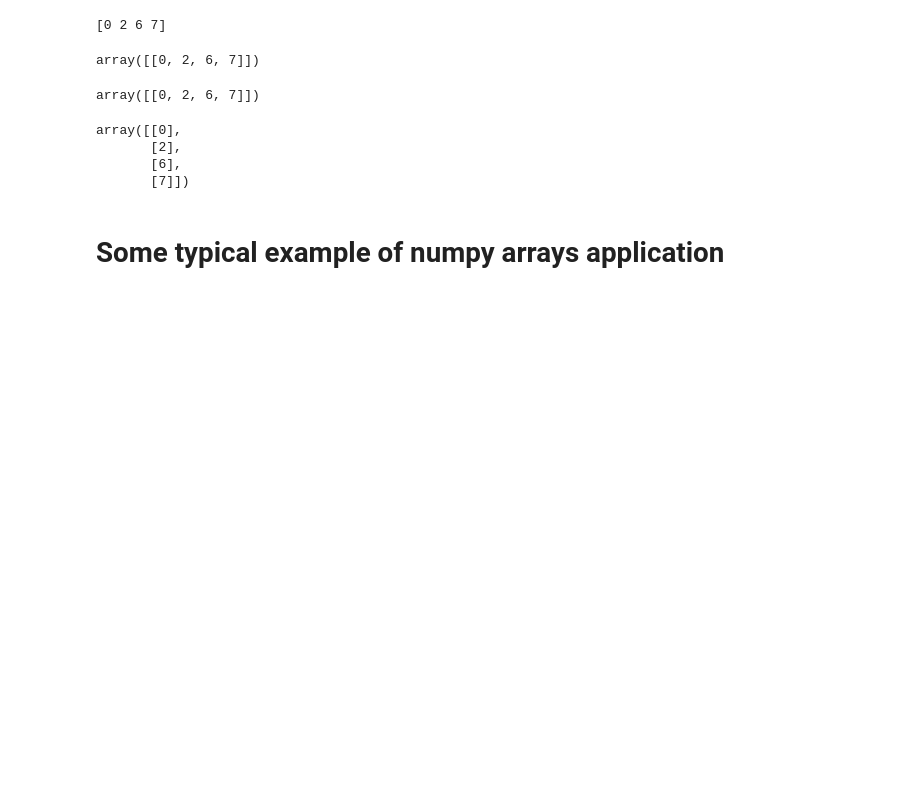
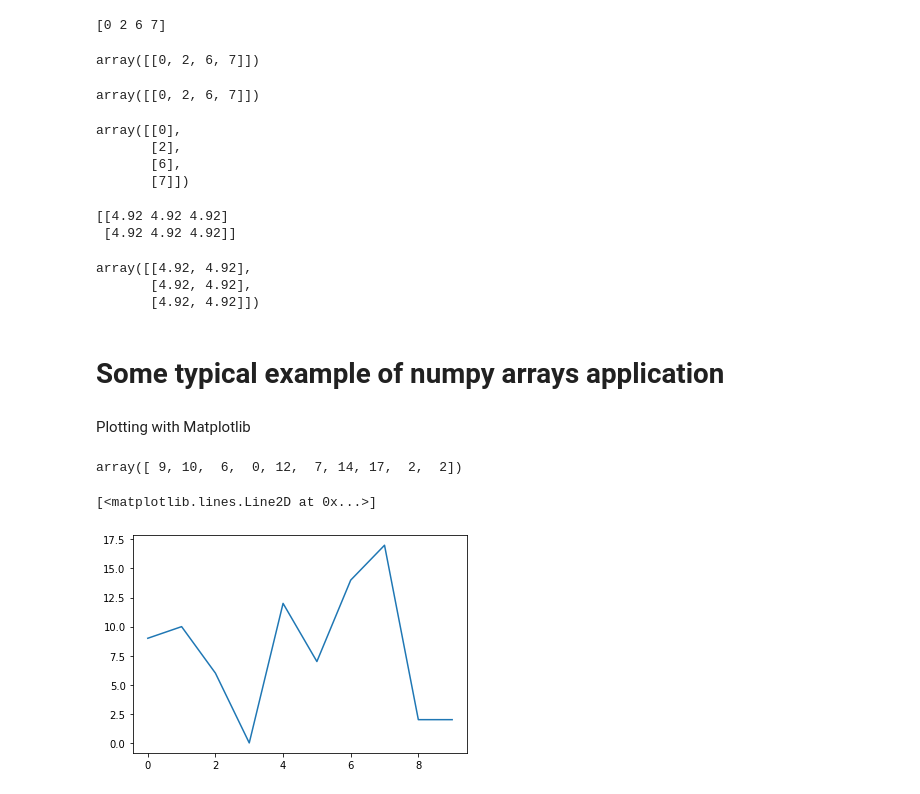
Before and after one commit to hirwa-nshuti/UnderstandNN, a Jupyter notebook: Basic_Numpy.ipynb, the cells around one changed output. Saved outputs shown, nothing was run; the diff lists cells and outputs as text; code cells hidden in the pictures; blank space fills up the shorter version.

```diff
--- a/Basic_Numpy.ipynb
+++ b/Basic_Numpy.ipynb
@@ -164,5 +164,32 @@ array([[0],
        [2],
        [6],
        [7]])
+# %%
+# Broadcasting
+n = np.zeros((2, 3))
+n = (n + 4) * 1.23
+print(n)
+# %% [output]
+[[4.92 4.92 4.92]
+ [4.92 4.92 4.92]]
+# %%
+# Transposing
+n.T
+# %% [output]
+array([[4.92, 4.92],
+       [4.92, 4.92],
+       [4.92, 4.92]])
 # %% [markdown]
 # Some typical example of numpy arrays application
+# %% [markdown]
+Plotting with Matplotlib
+# %%
+a = np.random.randint(20, size=10)
+a
+# %% [output]
+array([ 9, 10,  6,  0, 12,  7, 14, 17,  2,  2])
+# %%
+plt.plot(a)
+# %% [output]
+[<matplotlib.lines.Line2D at 0x...>]
+[figure, added]
```
Also changed, not shown: parts of 1 cell of this notebook.
